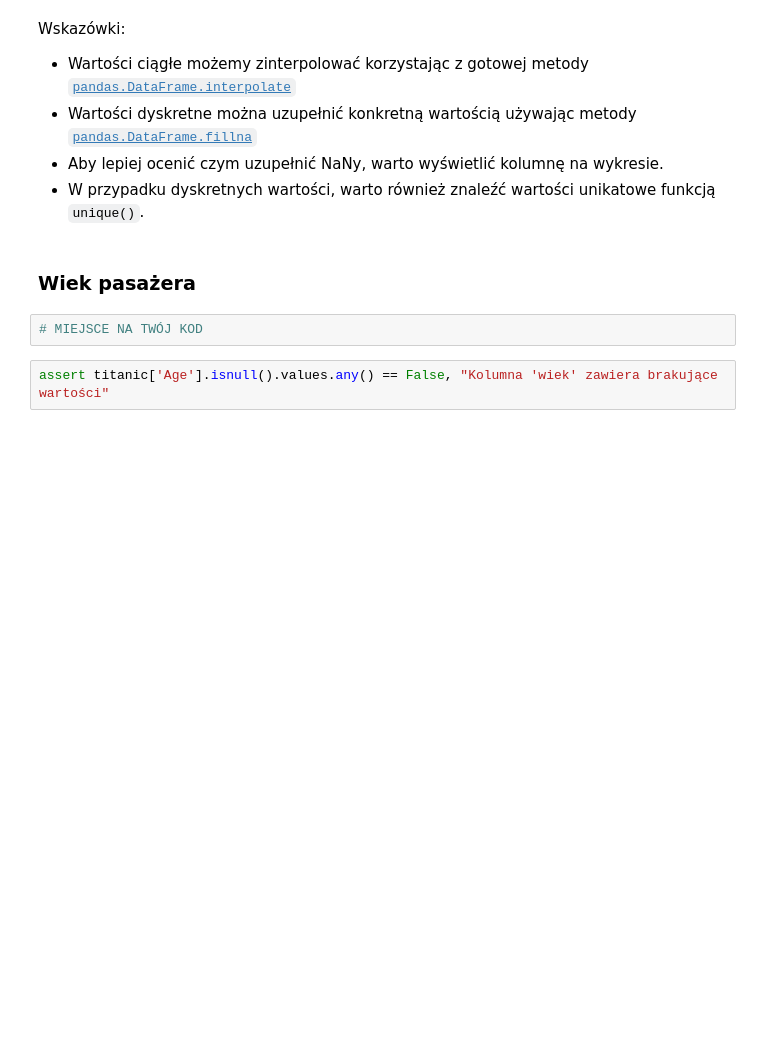
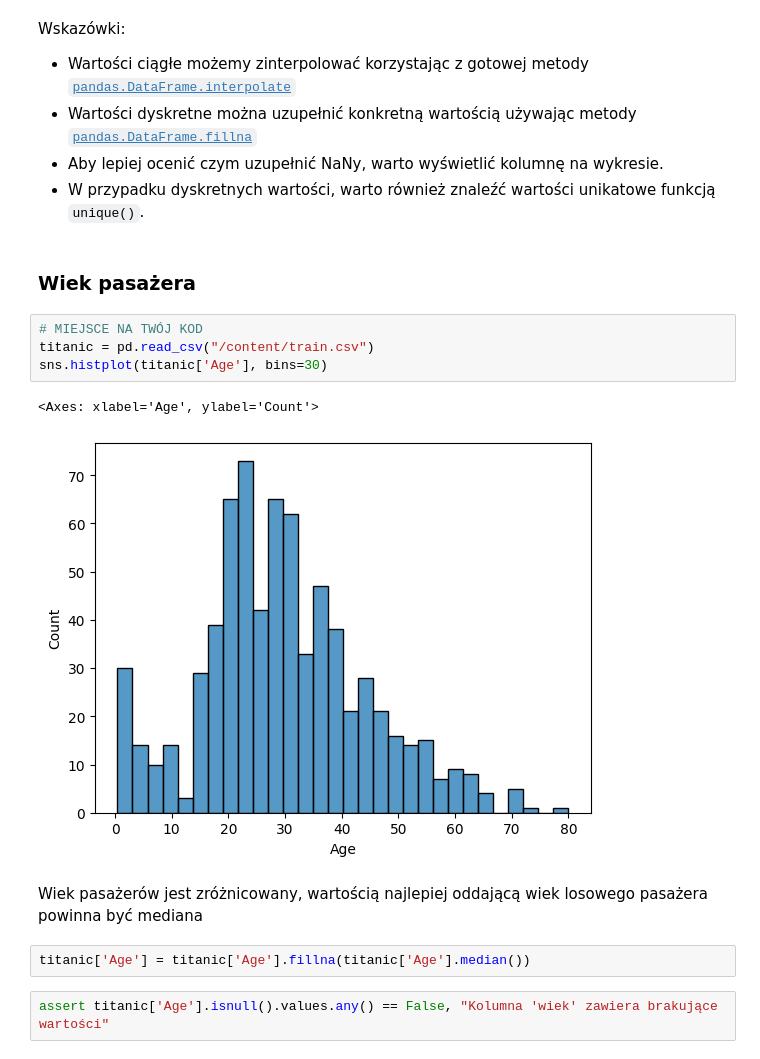
Before and after one commit to Zajecia-na-PWr-LR/lista-2-MateuszOlech, a Jupyter notebook: UczenieMaszynowe_25_26_Lista2.ipynb, the cells around one changed output. Saved outputs shown, nothing was run; the diff lists cells and outputs as text; blank space fills up the shorter version.

Commit message:
Uzupełniono brakujące wartości w Titanic

```diff
--- a/UczenieMaszynowe_25_26_Lista2.ipynb
+++ b/UczenieMaszynowe_25_26_Lista2.ipynb
@@ -123,6 +136,15 @@ Wskazówki:
 ### Wiek pasażera
 # %%
 # MIEJSCE NA TWÓJ KOD
+titanic = pd.read_csv("/content/train.csv")
+sns.histplot(titanic['Age'], bins=30)
+# %% [output]
+<Axes: xlabel='Age', ylabel='Count'>
+[figure, added]
+# %% [markdown]
+Wiek pasażerów jest zróżnicowany, wartością najlepiej oddającą wiek losowego pasażera powinna być mediana
+# %%
+titanic['Age'] = titanic['Age'].fillna(titanic['Age'].median())
 # %%
 assert titanic['Age'].isnull().values.any() == False, "Kolumna 'wiek' zawiera brakujące wartości"
 # %% [markdown]
```
Also changed, not shown: parts of 8 cells of this notebook.
